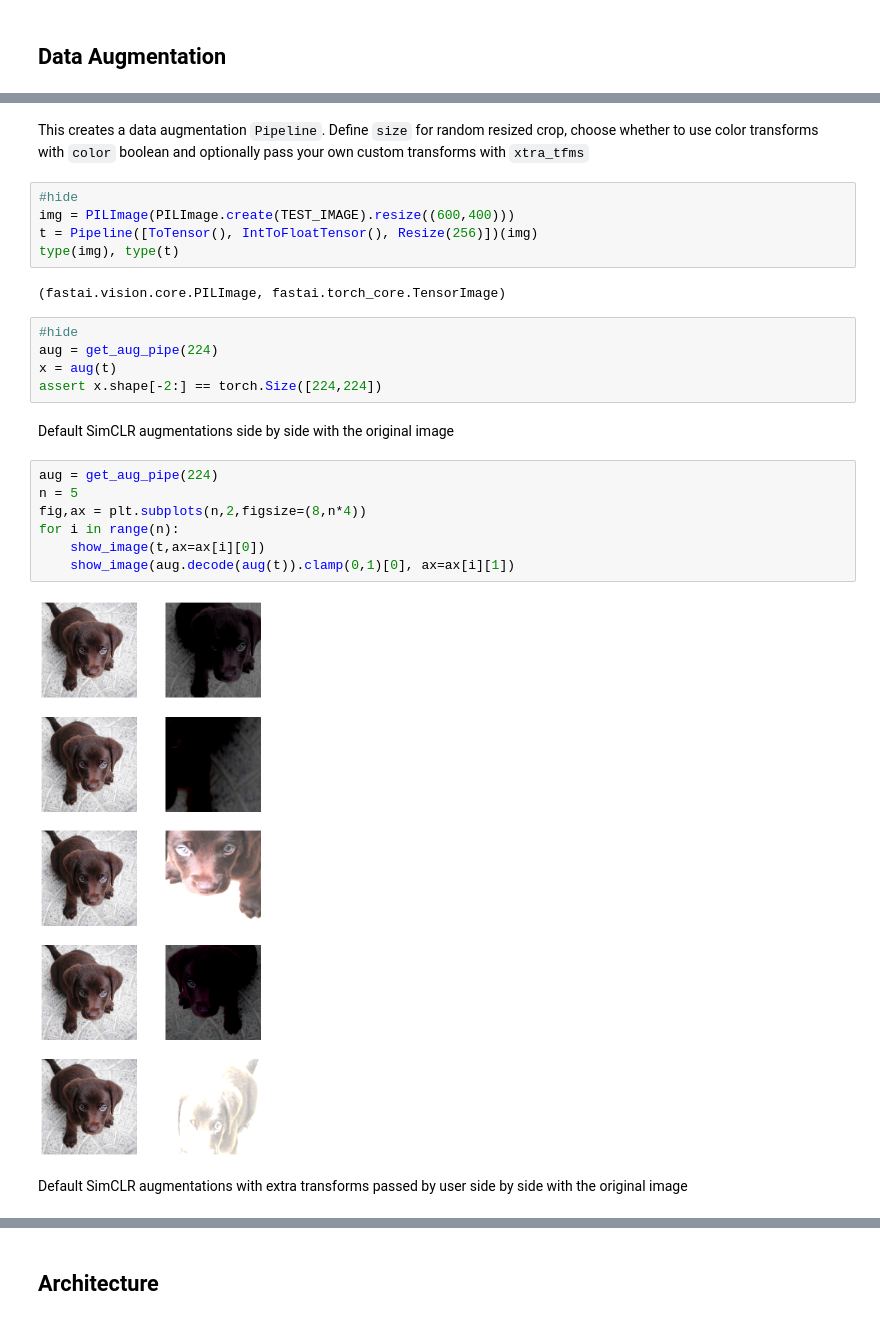
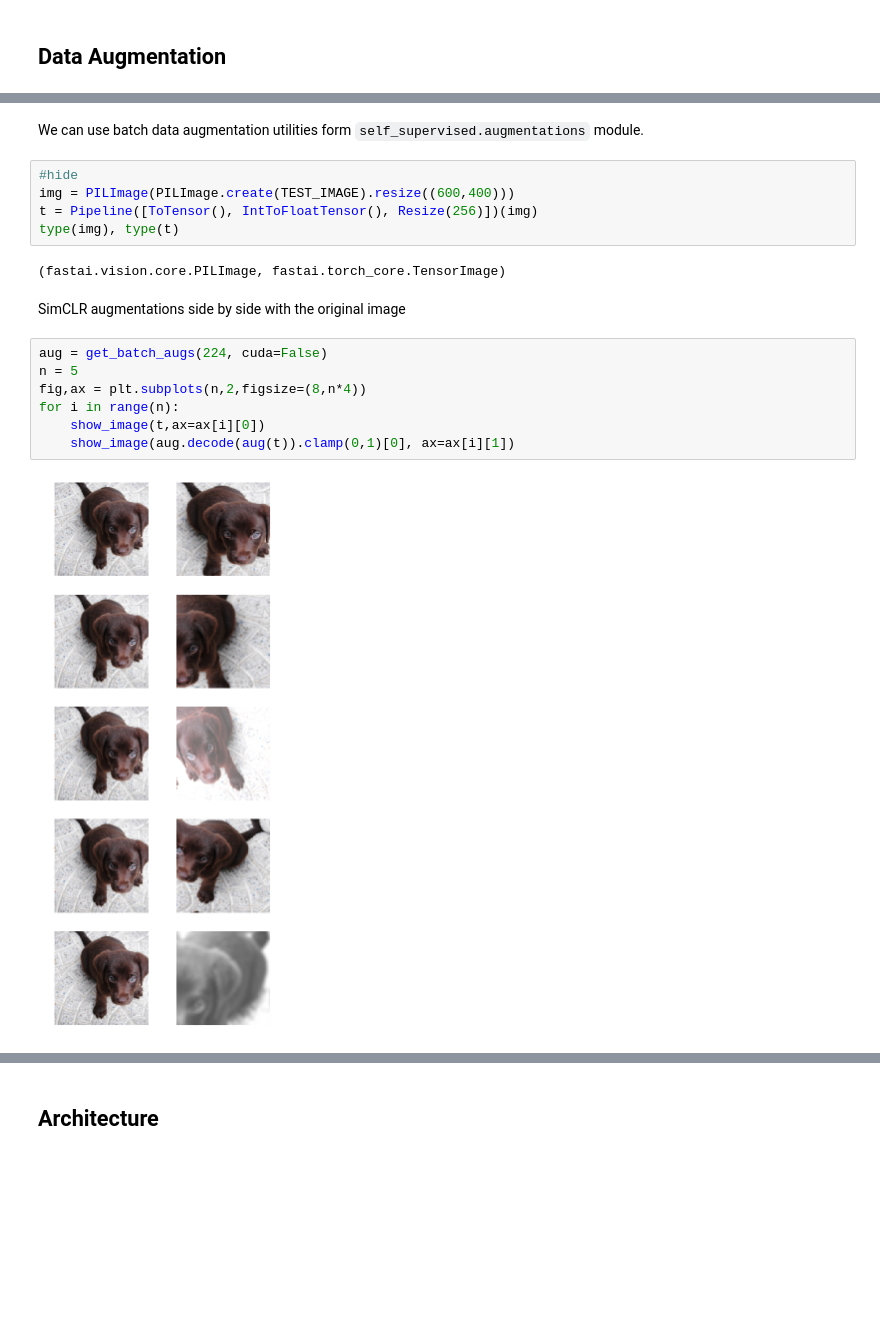
Before and after one commit to KeremTurgutlu/self_supervised, a Jupyter notebook: nbs/20-byol.ipynb, the cells around one changed output, grey strips where cells are left out. Drawn from its saved outputs; the diff is of its cells as text; blank space fills up the shorter version.

```diff
--- a/nbs/20-byol.ipynb
+++ b/nbs/20-byol.ipynb
@@ -30,5 +14,5 @@ def get_aug_pipe(size, stats=imagenet_stats, s=.6, color=True, xtra_tfms=[]):
-# %% [markdown]
-This creates a data augmentation `Pipeline`. Define `size` for random resized crop, choose whether to use color transforms with `color` boolean and optionally pass your own custom transforms with `xtra_tfms`
+# %% [markdown]
+We can use batch data augmentation utilities form `self_supervised.augmentations` module.
 # %%
 #hide
 img = PILImage(PILImage.create(TEST_IMAGE).resize((600,400)))
@@ -36,21 +20,14 @@ t = Pipeline([ToTensor(), IntToFloatTensor(), Resize(256)])(img)
 type(img), type(t)
 # %% [output]
 (fastai.vision.core.PILImage, fastai.torch_core.TensorImage)
-# %%
-#hide
-aug = get_aug_pipe(224)
-x = aug(t)
-assert x.shape[-2:] == torch.Size([224,224])
 # %% [markdown]
-Default SimCLR augmentations side by side with the original image
+SimCLR augmentations side by side with the original image
 # %%
-aug = get_aug_pipe(224)
+aug = get_batch_augs(224, cuda=False)
 n = 5
 fig,ax = plt.subplots(n,2,figsize=(8,n*4))
 for i in range(n):
     show_image(t,ax=ax[i][0])
     show_image(aug.decode(aug(t)).clamp(0,1)[0], ax=ax[i][1])
 # %% [output]
-[figure, old version]
+[figure, new version]
-# %% [markdown]
-Default SimCLR augmentations with extra transforms passed by user side by side with the original image
```
Also changed, not shown: parts of 29 cells of this notebook, 1 other file.
